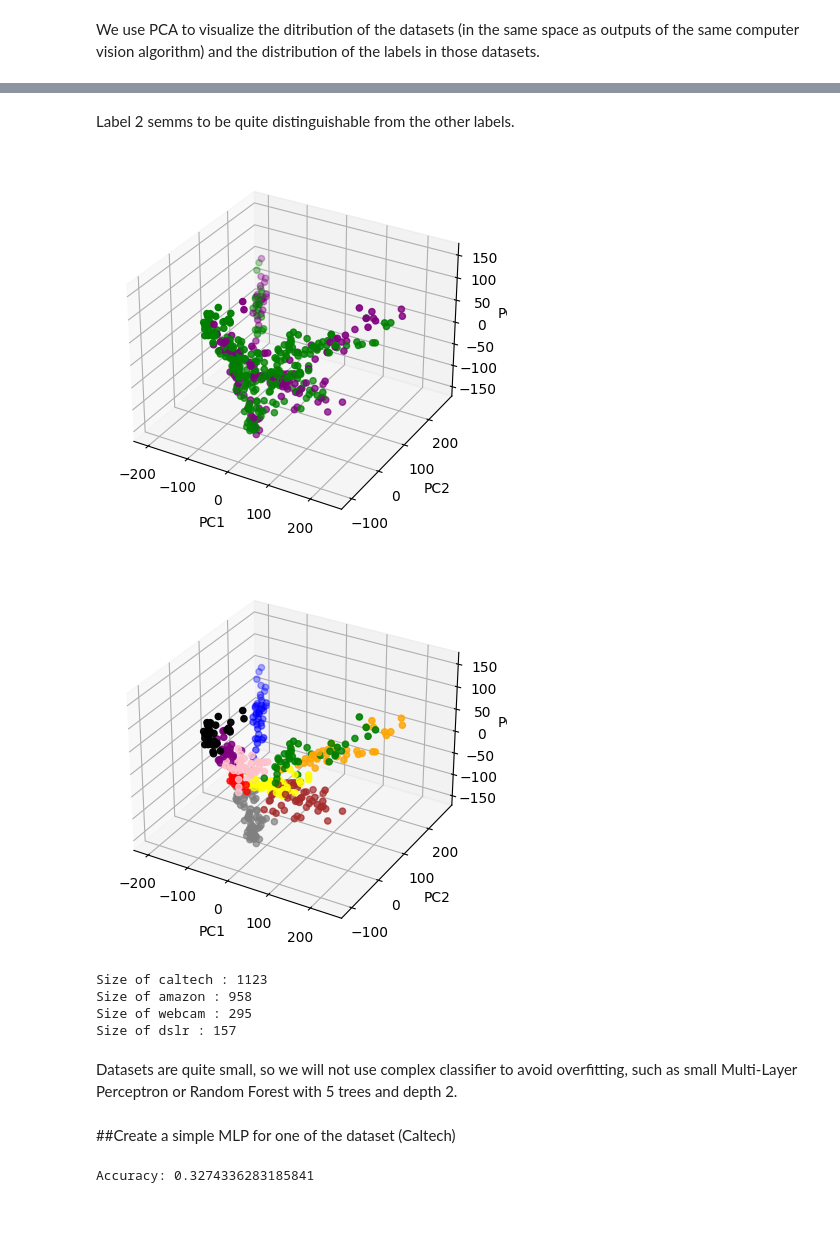
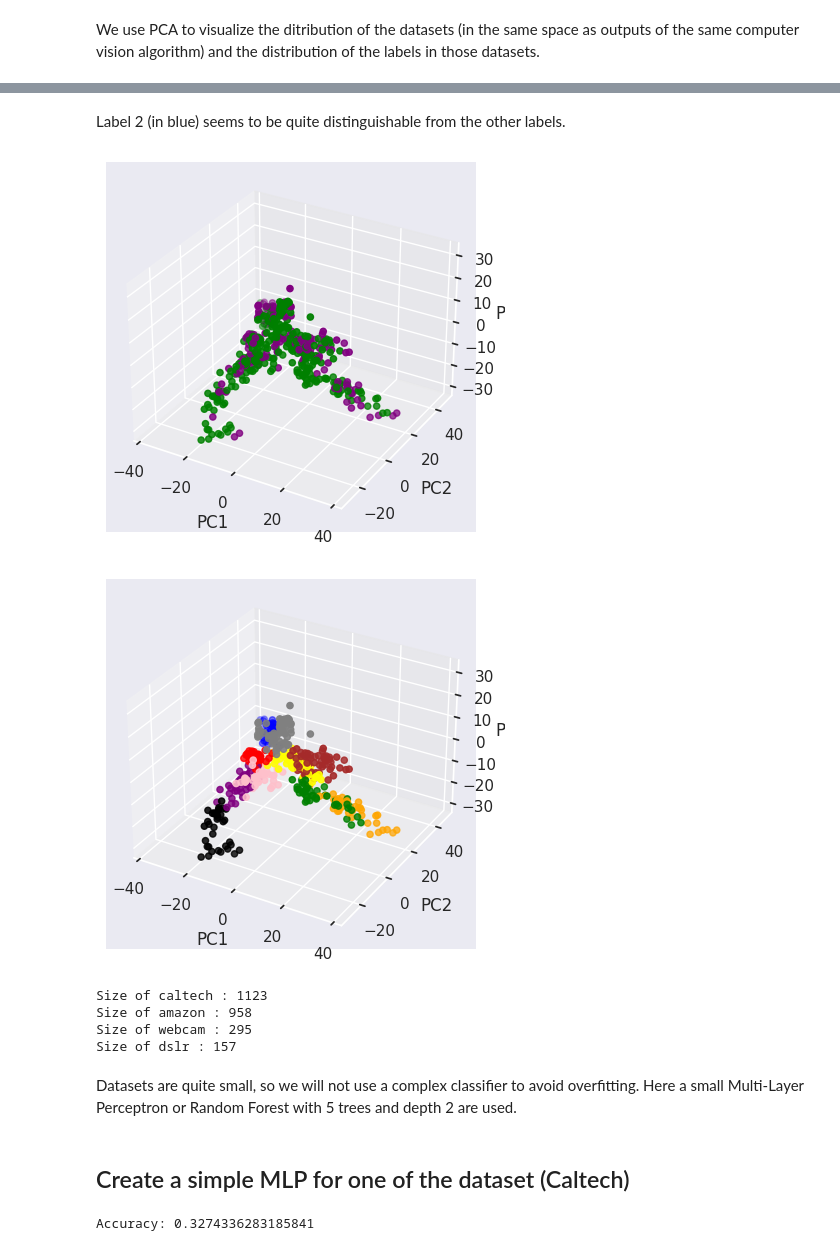
Before and after one commit to mdlbm/Optimal-Transport-Domain-Adaptation, a Jupyter notebook: OT_Domain_Adaptation.ipynb, the cells around one changed output, grey strips where cells are left out. Cells and saved outputs as stored; diff of their text form; code cells hidden in the pictures; blank space fills up the shorter version.

```diff
--- a/OT_Domain_Adaptation.ipynb
+++ b/OT_Domain_Adaptation.ipynb
@@ -29,4 +32,6 @@ import ott
 from ott.geometry import costs, pointcloud
 from ott.problems.linear import linear_problem
 from ott.solvers.linear import sinkhorn
+# %%
+sns.set()
 # %% [markdown]
@@ -556,13 +563,17 @@ import matplotlib.pyplot as plt
 import numpy as np
 from sklearn.decomposition import PCA
 import pandas as pd
+import os.path as osp
+import os
 
 def datasets_compare(possible_DTS= possible_DTS):
+    if not osp.exists('./content/'):
+      os.makedirs('./content/')
     df = pd.DataFrame()
     for i in possible_DTS:
       df1 = pd.DataFrame(data[i][0])
       df1.index=f"{i}."+df1.index.astype('str')
-      df1.to_csv('/content/{}.tsv'.format(i), sep = '\t')
+      df1.to_csv('./content/{}.tsv'.format(i), sep = '\t')
       df = pd.concat([df,df1])
 
     # df['class'] = df.index
@@ -573,7 +584,7 @@ def datasets_compare(possible_DTS= possible_DTS):
     for i in possible_DTS:
       df1_l = pd.DataFrame(data[i][1])
       df1_l.index=f"{i}."+df1_l.index.astype('str')
-      df1_l.to_csv('/content/{}.tsv'.format(i), sep = '\t')
+      df1_l.to_csv('./content/{}.tsv'.format(i), sep = '\t')
       df_l = pd.concat([df_l,df1_l])
 
     return df, df_l
@@ -646,14 +659,16 @@ get_PCA_label(df,df_l)
 # %% [markdown]
-Label 2 semms to be quite distinguishable from the other labels.
+Label 2 (in blue) seems to be quite distinguishable from the other labels.
 # %%
 df1, df1_l = datasets_compare(['dslr','webcam'])
-get_PCA_datasets(df1)
+df_normalized = df1.apply(lambda col: (col-col.mean()) / (col.std() + 1e-6))
+
+get_PCA_datasets(df_normalized)
 # %% [output]
-[figure, old version]
+[figure, new version]
 # %%
-get_PCA_label(df1,df1_l)
+get_PCA_label(df_normalized,df1_l)
 # %% [output]
-[figure, old version]
+[figure, new version]
 # %%
 for i in possible_DTS:
   print('Size of {} : {}'.format(i, len(data[i][0])))
@@ -663,9 +678,9 @@ Size of amazon : 958
 Size of webcam : 295
 Size of dslr : 157
 # %% [markdown]
-Datasets are quite small, so we will not use complex classifier to avoid overfitting, such as small Multi-Layer Perceptron or Random Forest with 5 trees and depth 2.
+Datasets are quite small, so we will not use a complex classifier to avoid overfitting. Here a small Multi-Layer Perceptron or Random Forest with 5 trees and depth 2 are used.
 # %% [markdown]
-##Create a simple MLP for one of the dataset (Caltech)
+## Create a simple MLP for one of the dataset (Caltech)
 # %%
 from sklearn.datasets import make_classification
 from sklearn.model_selection import train_test_split
```
Also changed, not shown: parts of 42 cells of this notebook.
